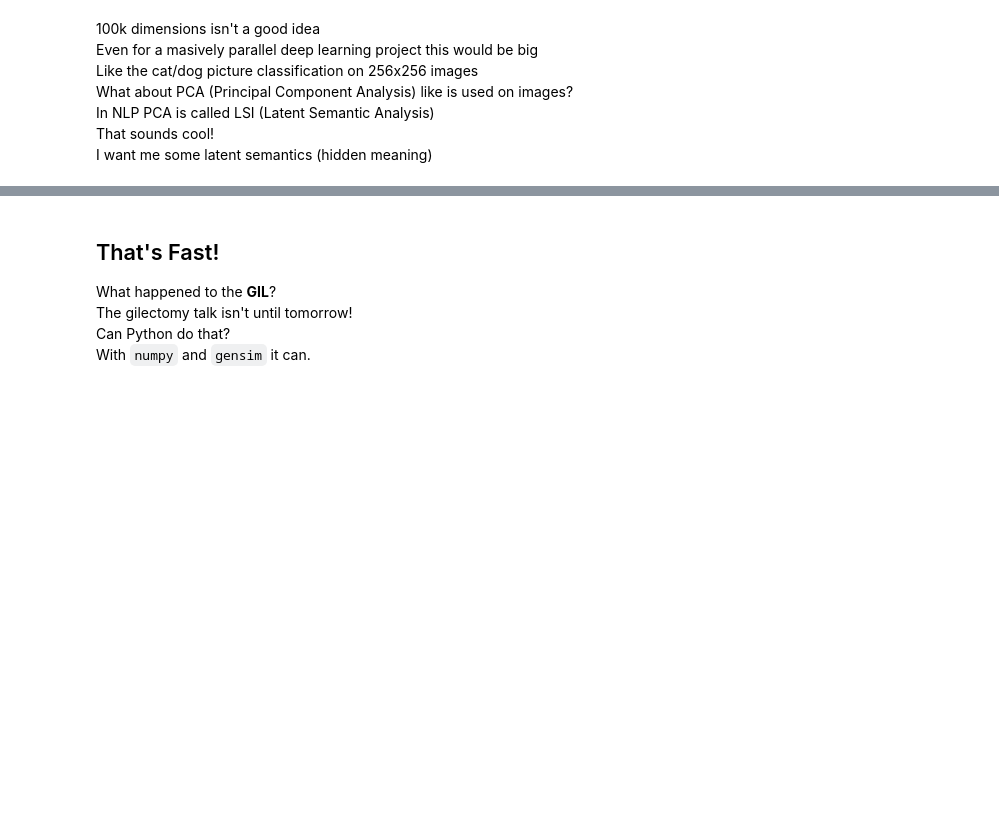
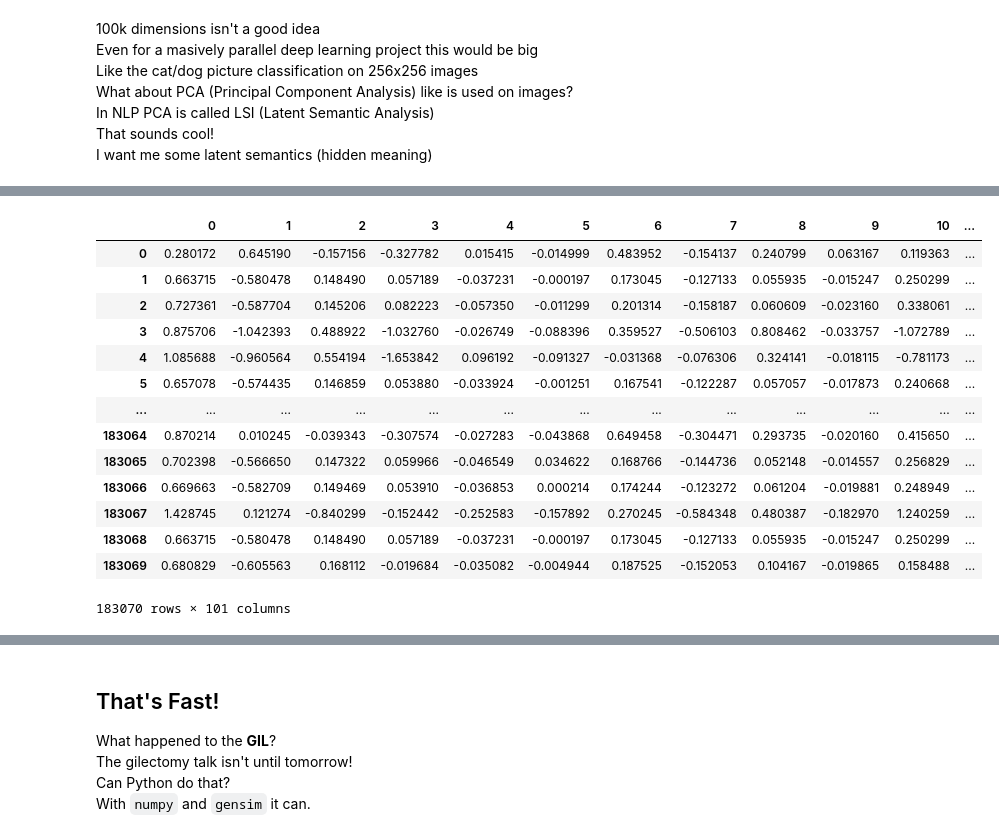
Before and after one commit to zyy1659949090/AgileMachineLearning, a Jupyter notebook: docs/nlp/notebooks/09 Features -- LSI with Gensim.ipynb, the cells around one changed output, grey strips where cells are left out. Cells and saved outputs as stored; diff of their text form; code cells hidden in the pictures; blank space fills up the shorter version.

```diff
--- a/docs/nlp/notebooks/09 Features -- LSI with Gensim.ipynb
+++ b/docs/nlp/notebooks/09 Features -- LSI with Gensim.ipynb
@@ -153,0 +165,18 @@ lsi
+# %%
+df_topics
+# %% [output]
+|  | 0 | 1 | 2 | 3 | 4 | 5 | 6 | 7 | 8 | 9 | 10 | ... |
+| 0 | 0.280172 | 0.645190 | -0.157156 | -0.327782 | 0.015415 | -0.014999 | 0.483952 | -0.154137 | 0.240799 | 0.063167 | 0.119363 | ... |
+| 1 | 0.663715 | -0.580478 | 0.148490 | 0.057189 | -0.037231 | -0.000197 | 0.173045 | -0.127133 | 0.055935 | -0.015247 | 0.250299 | ... |
+| 2 | 0.727361 | -0.587704 | 0.145206 | 0.082223 | -0.057350 | -0.011299 | 0.201314 | -0.158187 | 0.060609 | -0.023160 | 0.338061 | ... |
+| 3 | 0.875706 | -1.042393 | 0.488922 | -1.032760 | -0.026749 | -0.088396 | 0.359527 | -0.506103 | 0.808462 | -0.033757 | -1.072789 | ... |
+| 4 | 1.085688 | -0.960564 | 0.554194 | -1.653842 | 0.096192 | -0.091327 | -0.031368 | -0.076306 | 0.324141 | -0.018115 | -0.781173 | ... |
+| 5 | 0.657078 | -0.574435 | 0.146859 | 0.053880 | -0.033924 | -0.001251 | 0.167541 | -0.122287 | 0.057057 | -0.017873 | 0.240668 | ... |
+| ... | ... | ... | ... | ... | ... | ... | ... | ... | ... | ... | ... | ... |
+| 183064 | 0.870214 | 0.010245 | -0.039343 | -0.307574 | -0.027283 | -0.043868 | 0.649458 | -0.304471 | 0.293735 | -0.020160 | 0.415650 | ... |
+| 183065 | 0.702398 | -0.566650 | 0.147322 | 0.059966 | -0.046549 | 0.034622 | 0.168766 | -0.144736 | 0.052148 | -0.014557 | 0.256829 | ... |
+| 183066 | 0.669663 | -0.582709 | 0.149469 | 0.053910 | -0.036853 | 0.000214 | 0.174244 | -0.123272 | 0.061204 | -0.019881 | 0.248949 | ... |
+| 183067 | 1.428745 | 0.121274 | -0.840299 | -0.152442 | -0.252583 | -0.157892 | 0.270245 | -0.584348 | 0.480387 | -0.182970 | 1.240259 | ... |
+| 183068 | 0.663715 | -0.580478 | 0.148490 | 0.057189 | -0.037231 | -0.000197 | 0.173045 | -0.127133 | 0.055935 | -0.015247 | 0.250299 | ... |
+| 183069 | 0.680829 | -0.605563 | 0.168112 | -0.019684 | -0.035082 | -0.004944 | 0.187525 | -0.152053 | 0.104167 | -0.019865 | 0.158488 | ... |
+183070 rows × 101 columns
```
Also changed, not shown: parts of 22 cells of this notebook, 21 other files.
